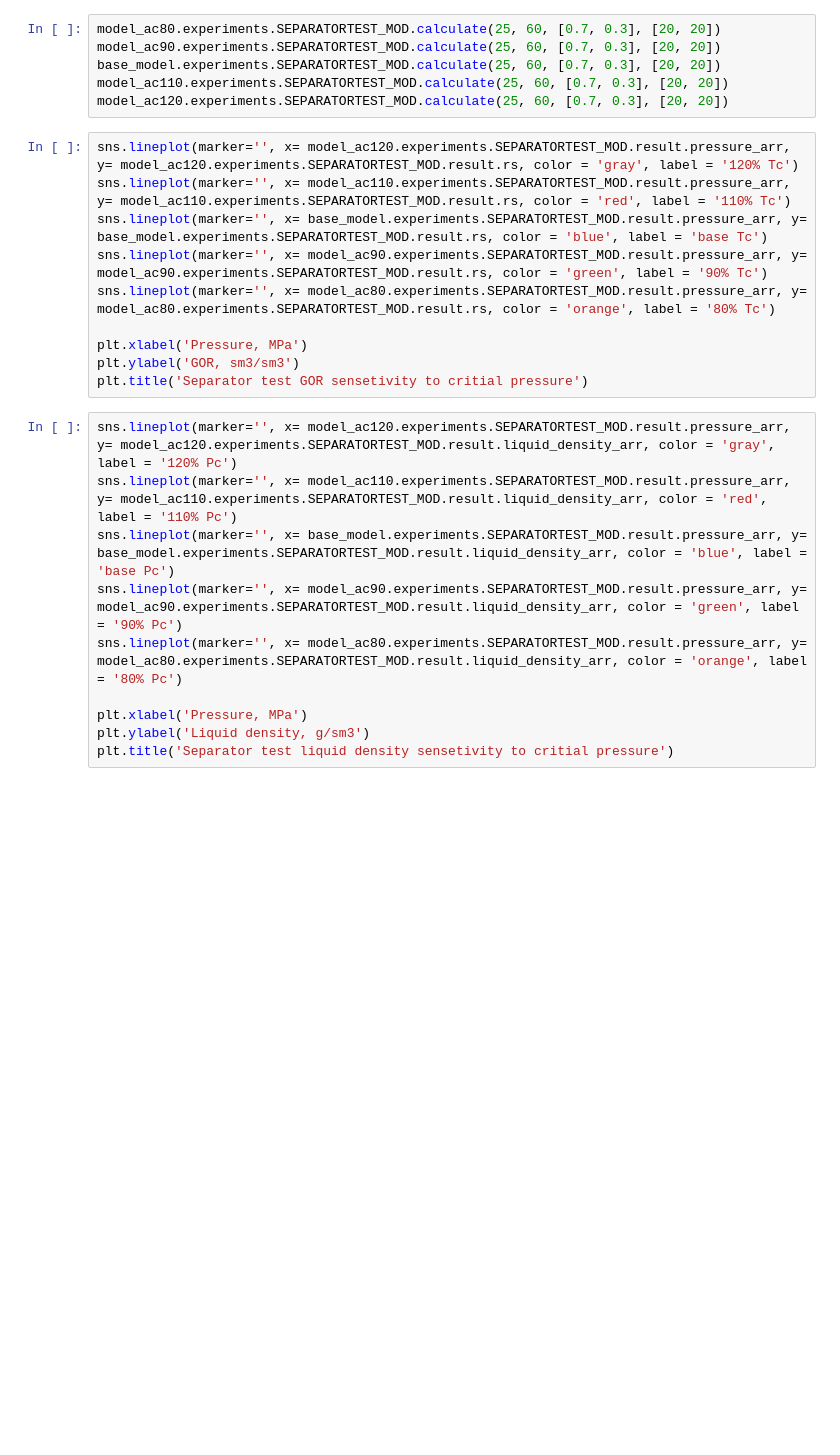
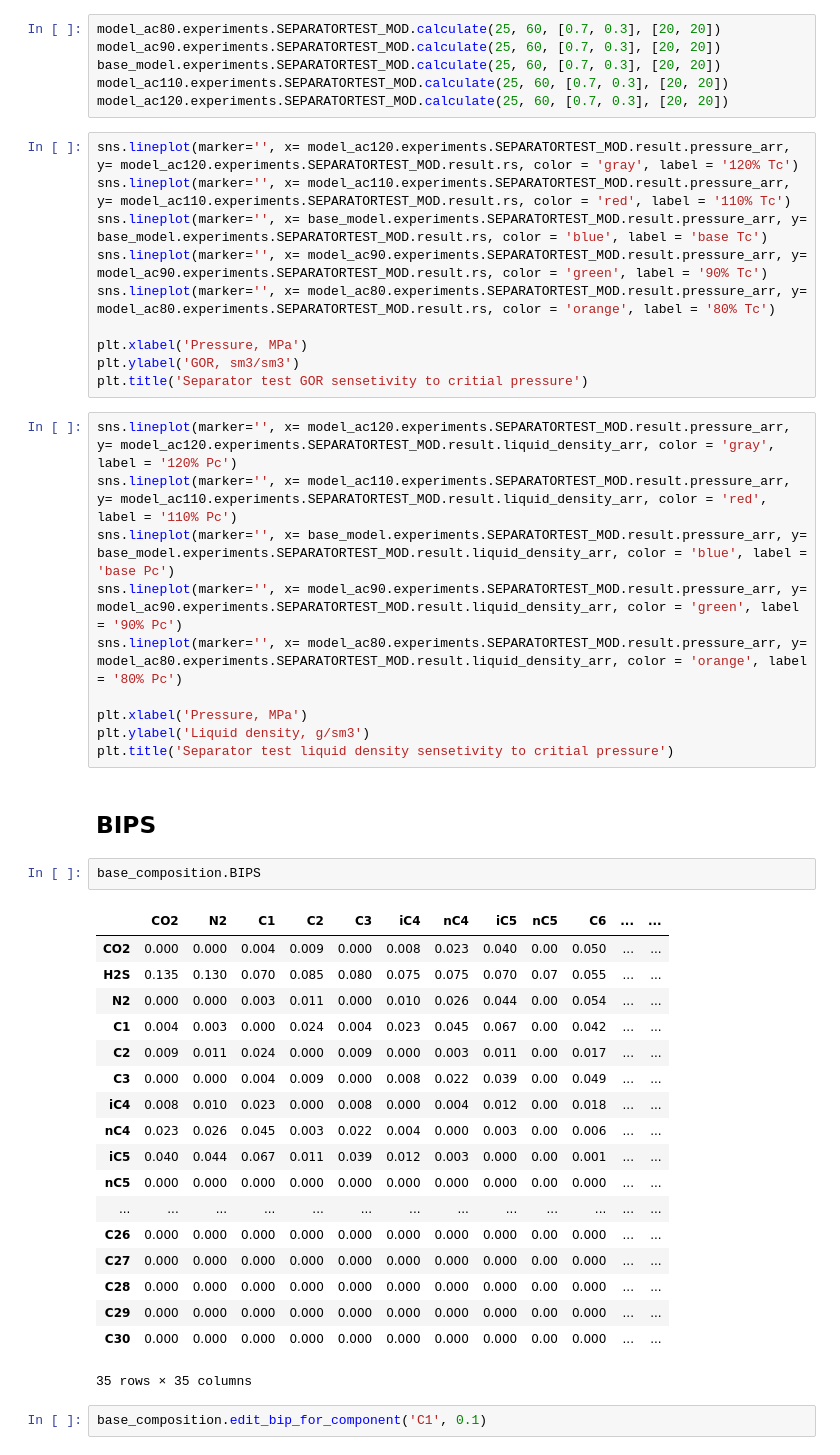
Before and after one commit to SidorenkoDD/BlackBoxFluid, a Jupyter notebook: code/notebook diss.ipynb, the cells around one changed output. Cells and saved outputs as stored; diff of their text form; blank space fills up the shorter version.

```diff
--- a/code/notebook diss.ipynb
+++ b/code/notebook diss.ipynb
@@ -2418,3 +3164,28 @@ sns.lineplot(marker='', x= model_ac80.experiments.SEPARATORTEST_MOD.result.press
 plt.xlabel('Pressure, MPa')
 plt.ylabel('Liquid density, g/sm3')
 plt.title('Separator test liquid density sensetivity to critial pressure')
+# %% [markdown]
+## BIPS
+# %%
+base_composition.BIPS
+# %% [output]
+|  | CO2 | N2 | C1 | C2 | C3 | iC4 | nC4 | iC5 | nC5 | C6 | ... | ... |
+| CO2 | 0.000 | 0.000 | 0.004 | 0.009 | 0.000 | 0.008 | 0.023 | 0.040 | 0.00 | 0.050 | ... | ... |
+| H2S | 0.135 | 0.130 | 0.070 | 0.085 | 0.080 | 0.075 | 0.075 | 0.070 | 0.07 | 0.055 | ... | ... |
+| N2 | 0.000 | 0.000 | 0.003 | 0.011 | 0.000 | 0.010 | 0.026 | 0.044 | 0.00 | 0.054 | ... | ... |
+| C1 | 0.004 | 0.003 | 0.000 | 0.024 | 0.004 | 0.023 | 0.045 | 0.067 | 0.00 | 0.042 | ... | ... |
+| C2 | 0.009 | 0.011 | 0.024 | 0.000 | 0.009 | 0.000 | 0.003 | 0.011 | 0.00 | 0.017 | ... | ... |
+| C3 | 0.000 | 0.000 | 0.004 | 0.009 | 0.000 | 0.008 | 0.022 | 0.039 | 0.00 | 0.049 | ... | ... |
+| iC4 | 0.008 | 0.010 | 0.023 | 0.000 | 0.008 | 0.000 | 0.004 | 0.012 | 0.00 | 0.018 | ... | ... |
+| nC4 | 0.023 | 0.026 | 0.045 | 0.003 | 0.022 | 0.004 | 0.000 | 0.003 | 0.00 | 0.006 | ... | ... |
+| iC5 | 0.040 | 0.044 | 0.067 | 0.011 | 0.039 | 0.012 | 0.003 | 0.000 | 0.00 | 0.001 | ... | ... |
+| nC5 | 0.000 | 0.000 | 0.000 | 0.000 | 0.000 | 0.000 | 0.000 | 0.000 | 0.00 | 0.000 | ... | ... |
+| ... | ... | ... | ... | ... | ... | ... | ... | ... | ... | ... | ... | ... |
+| C26 | 0.000 | 0.000 | 0.000 | 0.000 | 0.000 | 0.000 | 0.000 | 0.000 | 0.00 | 0.000 | ... | ... |
+| C27 | 0.000 | 0.000 | 0.000 | 0.000 | 0.000 | 0.000 | 0.000 | 0.000 | 0.00 | 0.000 | ... | ... |
+| C28 | 0.000 | 0.000 | 0.000 | 0.000 | 0.000 | 0.000 | 0.000 | 0.000 | 0.00 | 0.000 | ... | ... |
+| C29 | 0.000 | 0.000 | 0.000 | 0.000 | 0.000 | 0.000 | 0.000 | 0.000 | 0.00 | 0.000 | ... | ... |
+| C30 | 0.000 | 0.000 | 0.000 | 0.000 | 0.000 | 0.000 | 0.000 | 0.000 | 0.00 | 0.000 | ... | ... |
+35 rows × 35 columns
+# %%
+base_composition.edit_bip_for_component('C1', 0.1)
```
Also changed, not shown: parts of 83 cells of this notebook, 1 other file.
